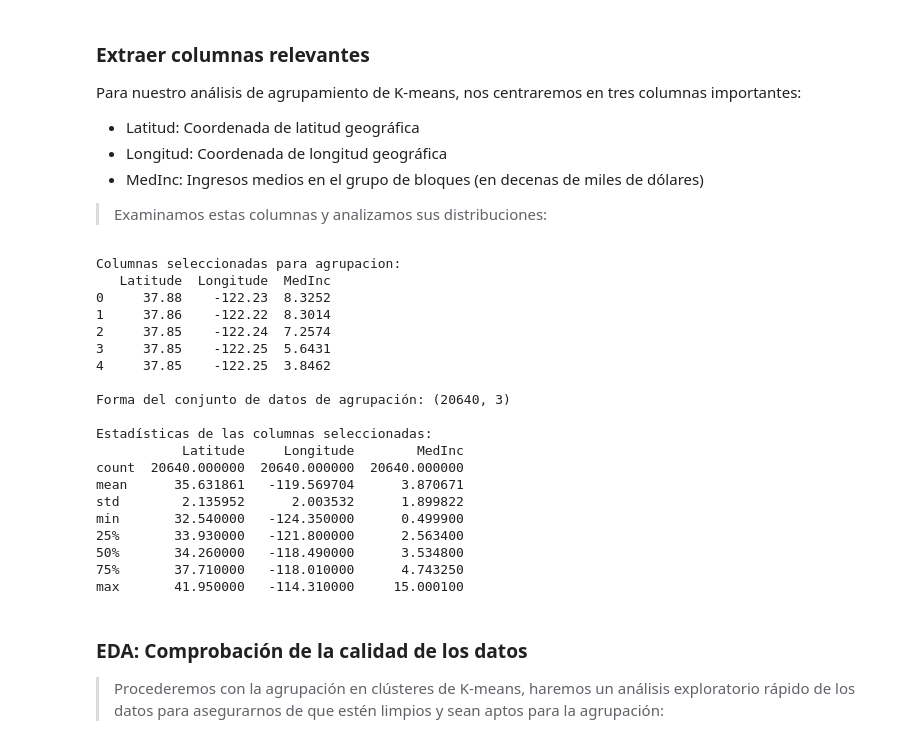
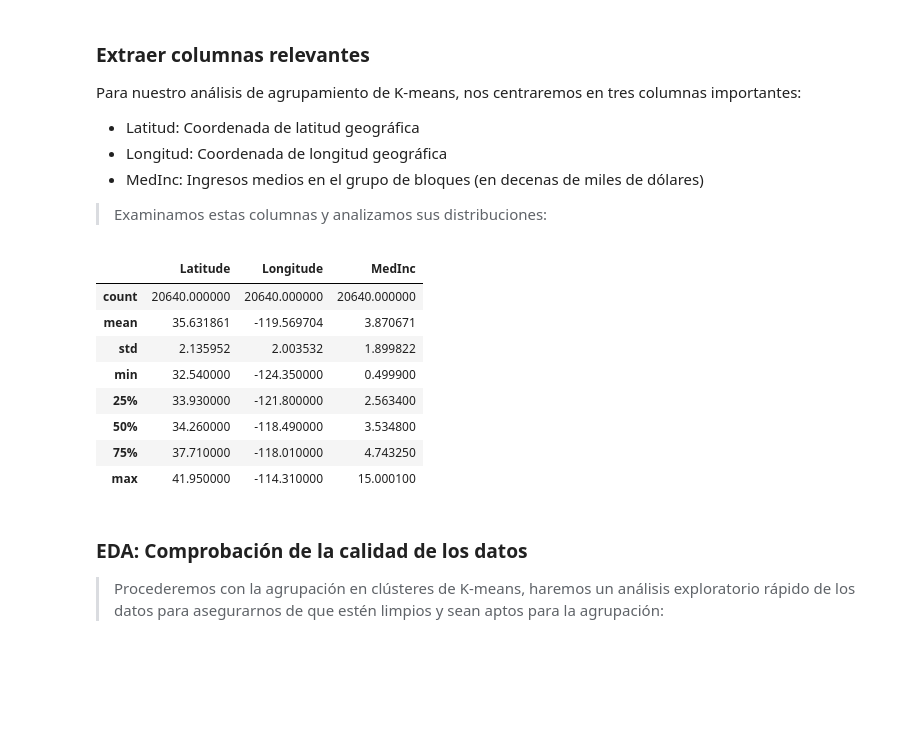
Before and after one commit to 4GeeksAcademy/infoasir20-primer-algoritmo, a Jupyter notebook: src/09-k-means.ipynb, the cells around one changed output. Saved outputs shown, nothing was run; the diff lists cells and outputs as text; code cells hidden in the pictures; blank space fills up the shorter version.

Commit message:
k-means revisado y terminado

```diff
--- a/src/09-k-means.ipynb
+++ b/src/09-k-means.ipynb
@@ -83,34 +89,23 @@ Para nuestro análisis de agrupamiento de K-means, nos centraremos en tres colum
 # %%
 # Extraer las columnas relevantes para la agrupación
 columns_of_interest = ['Latitude', 'Longitude', 'MedInc']
 df_cluster = df[columns_of_interest].copy()
 
-print("Columnas seleccionadas para agrupacion:")
-print(df_cluster.head())
-print("\nForma del conjunto de datos de agrupación:", df_cluster.shape)
-print("\nEstadísticas de las columnas seleccionadas:")
-print(df_cluster.describe())
+df_cluster.head()
+
+df_cluster.shape
+
+df_cluster.describe()
 # %% [output]
-Columnas seleccionadas para agrupacion:
-   Latitude  Longitude  MedInc
-0     37.88    -122.23  8.3252
-1     37.86    -122.22  8.3014
-2     37.85    -122.24  7.2574
-3     37.85    -122.25  5.6431
-4     37.85    -122.25  3.8462
-
-Forma del conjunto de datos de agrupación: (20640, 3)
-
-Estadísticas de las columnas seleccionadas:
-           Latitude     Longitude        MedInc
-count  20640.000000  20640.000000  20640.000000
-mean      35.631861   -119.569704      3.870671
-std        2.135952      2.003532      1.899822
-min       32.540000   -124.350000      0.499900
-25%       33.930000   -121.800000      2.563400
-50%       34.260000   -118.490000      3.534800
-75%       37.710000   -118.010000      4.743250
-max       41.950000   -114.310000     15.000100
+|  | Latitude | Longitude | MedInc |
+| count | 20640.000000 | 20640.000000 | 20640.000000 |
+| mean | 35.631861 | -119.569704 | 3.870671 |
+| std | 2.135952 | 2.003532 | 1.899822 |
+| min | 32.540000 | -124.350000 | 0.499900 |
+| 25% | 33.930000 | -121.800000 | 2.563400 |
+| 50% | 34.260000 | -118.490000 | 3.534800 |
+| 75% | 37.710000 | -118.010000 | 4.743250 |
+| max | 41.950000 | -114.310000 | 15.000100 |
 # %% [markdown]
 ### EDA: Comprobación de la calidad de los datos
 >
```
Also changed, not shown: parts of 9 cells of this notebook.
